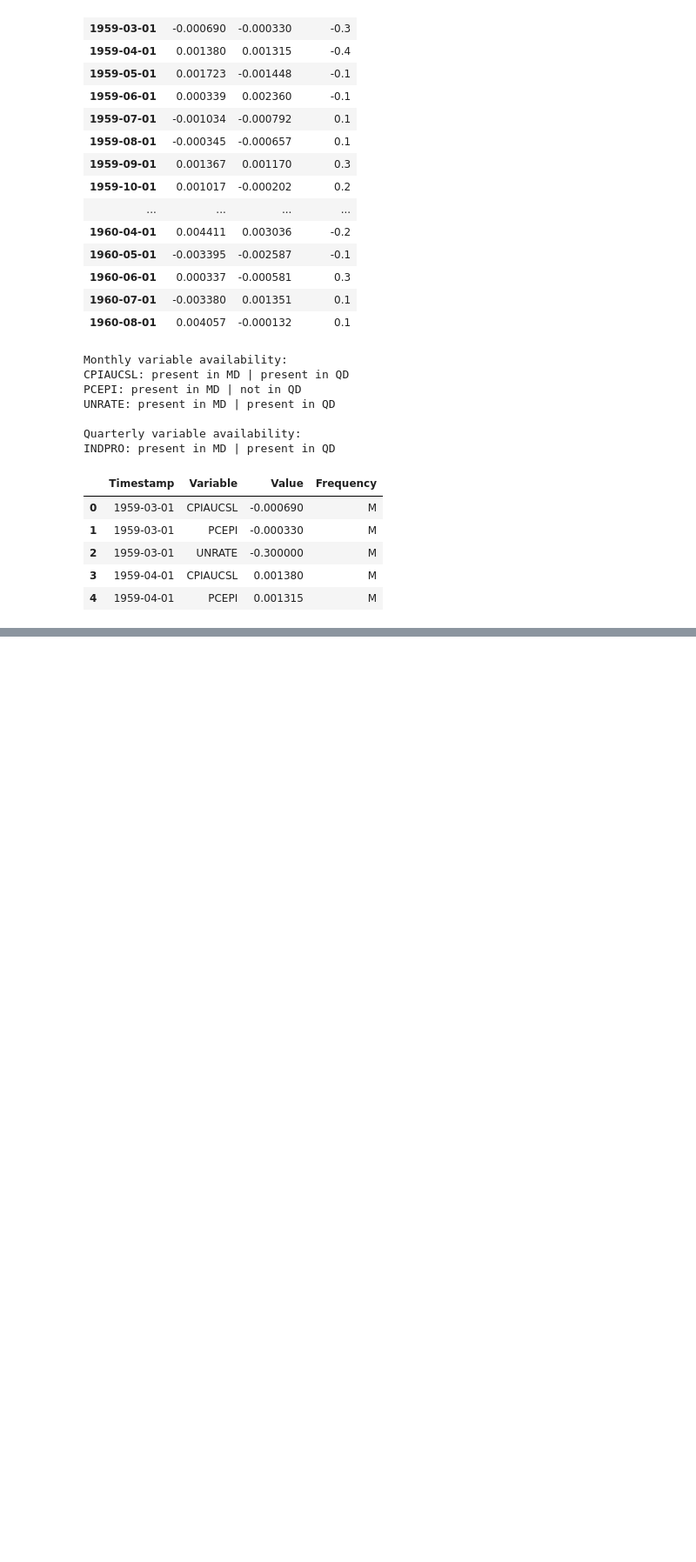
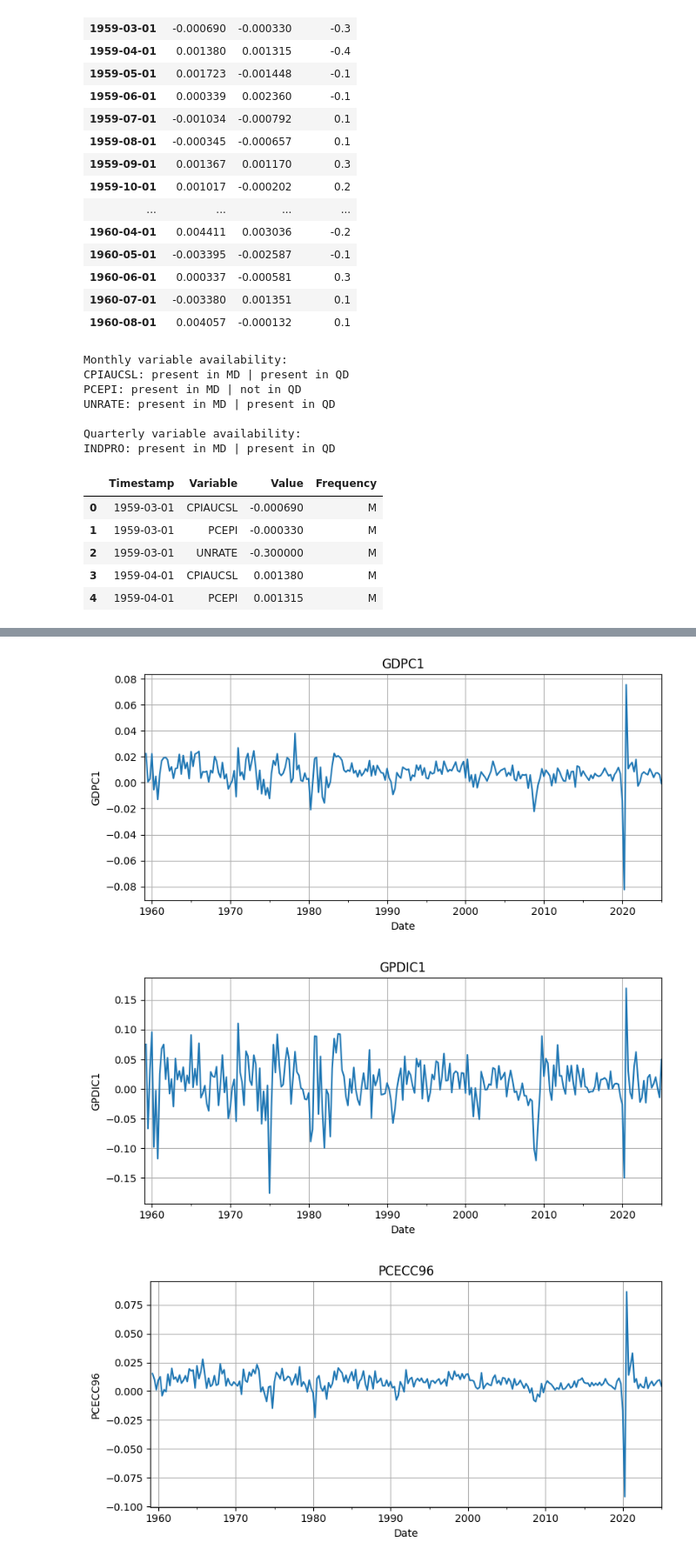
Before and after one commit to Alessiobrini/mixed-panels-transformer-encoder, a Jupyter notebook: notebooks/01-explore_fred_data.ipynb, the cells around one changed output, grey strips where cells are left out. Shown at 87% size. Cells and saved outputs as stored; diff of their text form; code cells hidden in the pictures; blank space fills up the shorter version.

```diff
--- a/notebooks/01-explore_fred_data.ipynb
+++ b/notebooks/01-explore_fred_data.ipynb
@@ -6,6 +8,6 @@ import matplotlib.pyplot as plt
 # %%
 # Path to FRED data folder relative to your notebooks working directory
-fred_data_dir = Path("..") / "data" / "raw" / "fred data"
+fred_data_dir = Path("..") / "data" / "raw" / "fred_data"
 
 # Directly load the known files
 md = pd.read_csv(fred_data_dir / "transf_md.csv")
@@ -299,0 +761,13 @@ Index(['Unnamed: 0', 'date', 'RPI', 'W875RX1', 'DPCERA3M086SBEA', 'CMRMTSPLx',
+# %%
+for var in quarterly_targets:
+    if var in qd.columns:
+        qd[var].plot(title=var, figsize=(8, 4))
+        plt.xlabel("Date")
+        plt.ylabel(var)
+        plt.grid(True)
+        plt.tight_layout()
+        plt.show()
+# %% [output]
+[figure, added]
+[figure, added]
+[figure, added]
```
Also changed, not shown: parts of 40 cells of this notebook.
